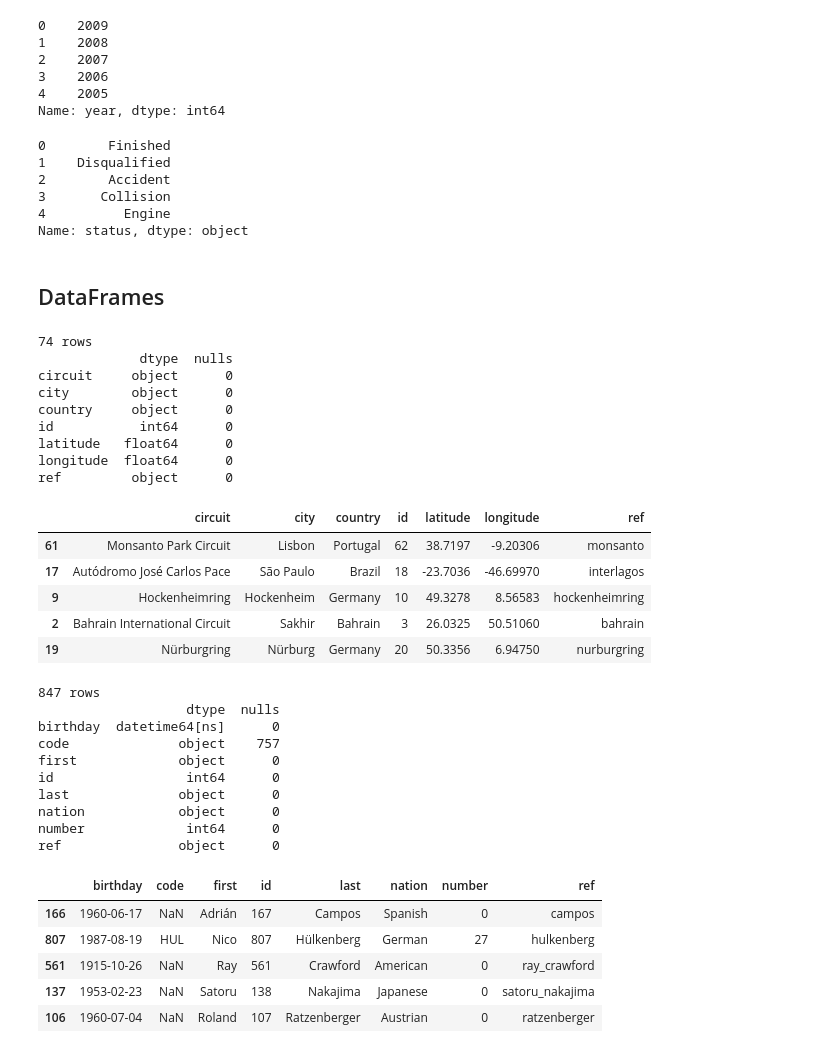
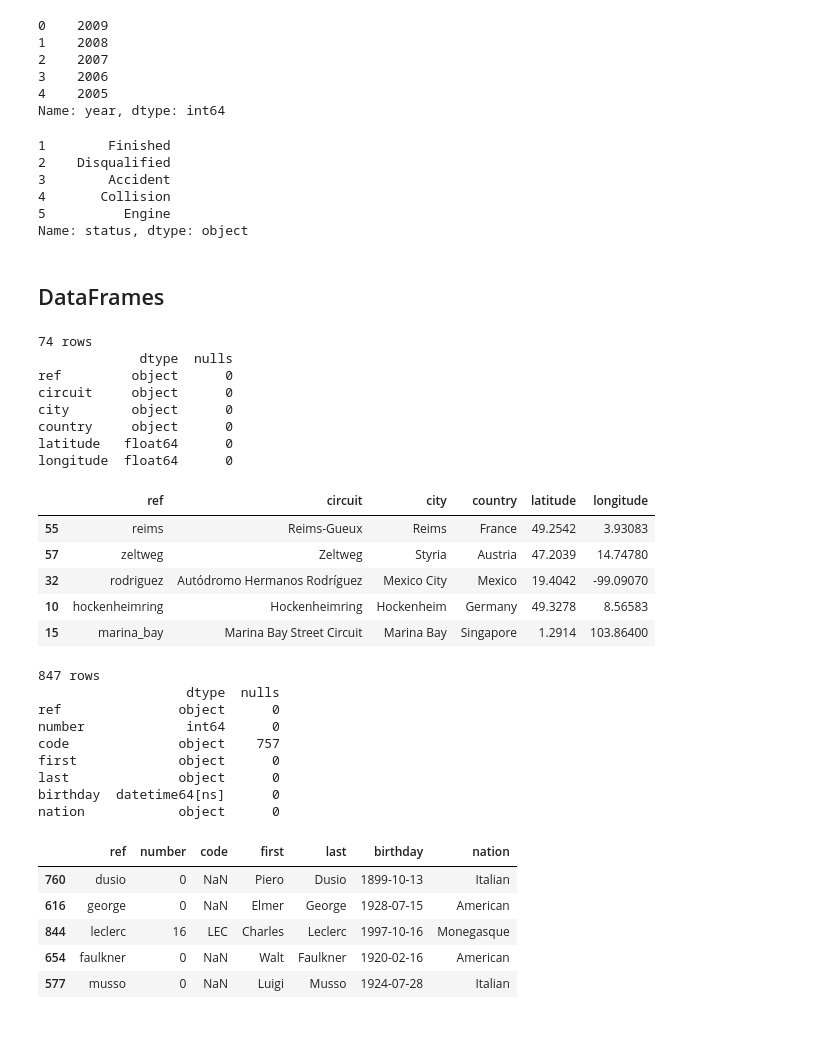
Before and after one commit to samkennerly/kingofsnake, a Jupyter notebook: books/etl/ergast_f1.ipynb, the cells around one changed output. Saved outputs shown, nothing was run; the diff lists cells and outputs as text; code cells hidden in the pictures.

```diff
--- a/books/etl/ergast_f1.ipynb
+++ b/books/etl/ergast_f1.ipynb
@@ -11,10 +11,10 @@ Extract, transform, and load data from Ergast Formula 1 data.
 https://ergast.com/mrd/db
 # %%
 from etl import DATADIR, afew, ErgastF1
-ZIPPATH = DATADIR / 'ergast/ergastf1.zip'
+ZIPPATH = DATADIR / 'ergast/f1.zip'
 # %%
-tables = ErgastF1(ZIPPATH)
-tables.names
+f1 = ErgastF1(ZIPPATH)
+f1.names
 # %% [output]
 ['circuits.csv',
  'constructor_results.csv',
@@ -41,51 +41,49 @@ tables.seasons.head()
 4    2005
 Name: year, dtype: int64
 # %%
-tables.status.head()
+f1.status.head()
 # %% [output]
-0        Finished
-1    Disqualified
-2        Accident
-3       Collision
-4          Engine
+1        Finished
+2    Disqualified
+3        Accident
+4       Collision
+5          Engine
 Name: status, dtype: object
 # %% [markdown]
 ## DataFrames
 # %%
-afew(tables.circuits)
+afew(f1.circuits)
 # %% [output]
 74 rows
              dtype  nulls
+ref         object      0
 circuit     object      0
 city        object      0
 country     object      0
-id           int64      0
 latitude   float64      0
 longitude  float64      0
-ref         object      0
-|  | circuit | city | country | id | latitude | longitude | ref |
-| 61 | Monsanto Park Circuit | Lisbon | Portugal | 62 | 38.7197 | -9.20306 | monsanto |
-| 17 | Autódromo José Carlos Pace | São Paulo | Brazil | 18 | -23.7036 | -46.69970 | interlagos |
-| 9 | Hockenheimring | Hockenheim | Germany | 10 | 49.3278 | 8.56583 | hockenheimring |
-| 2 | Bahrain International Circuit | Sakhir | Bahrain | 3 | 26.0325 | 50.51060 | bahrain |
-| 19 | Nürburgring | Nürburg | Germany | 20 | 50.3356 | 6.94750 | nurburgring |
+|  | ref | circuit | city | country | latitude | longitude |
+| 55 | reims | Reims-Gueux | Reims | France | 49.2542 | 3.93083 |
+| 57 | zeltweg | Zeltweg | Styria | Austria | 47.2039 | 14.74780 |
+| 32 | rodriguez | Autódromo Hermanos Rodríguez | Mexico City | Mexico | 19.4042 | -99.09070 |
+| 10 | hockenheimring | Hockenheimring | Hockenheim | Germany | 49.3278 | 8.56583 |
+| 15 | marina_bay | Marina Bay Street Circuit | Marina Bay | Singapore | 1.2914 | 103.86400 |
 # %%
-afew(tables.drivers)
+afew(f1.drivers)
 # %% [output]
 847 rows
                    dtype  nulls
-birthday  datetime64[ns]      0
+ref               object      0
+number             int64      0
 code              object    757
 first             object      0
-id                 int64      0
 last              object      0
+birthday  datetime64[ns]      0
 nation            object      0
-number             int64      0
-ref               object      0
-|  | birthday | code | first | id | last | nation | number | ref |
-| 166 | 1960-06-17 | NaN | Adrián | 167 | Campos | Spanish | 0 | campos |
-| 807 | 1987-08-19 | HUL | Nico | 807 | Hülkenberg | German | 27 | hulkenberg |
-| 561 | 1915-10-26 | NaN | Ray | 561 | Crawford | American | 0 | ray_crawford |
-| 137 | 1953-02-23 | NaN | Satoru | 138 | Nakajima | Japanese | 0 | satoru_nakajima |
-| 106 | 1960-07-04 | NaN | Roland | 107 | Ratzenberger | Austrian | 0 | ratzenberger |
+|  | ref | number | code | first | last | birthday | nation |
+| 760 | dusio | 0 | NaN | Piero | Dusio | 1899-10-13 | Italian |
+| 616 | george | 0 | NaN | Elmer | George | 1928-07-15 | American |
+| 844 | leclerc | 16 | LEC | Charles | Leclerc | 1997-10-16 | Monegasque |
+| 654 | faulkner | 0 | NaN | Walt | Faulkner | 1920-02-16 | American |
+| 577 | musso | 0 | NaN | Luigi | Musso | 1924-07-28 | Italian |
 # %%
```
Also changed, not shown: parts of 10 cells of this notebook, 1 other file.
